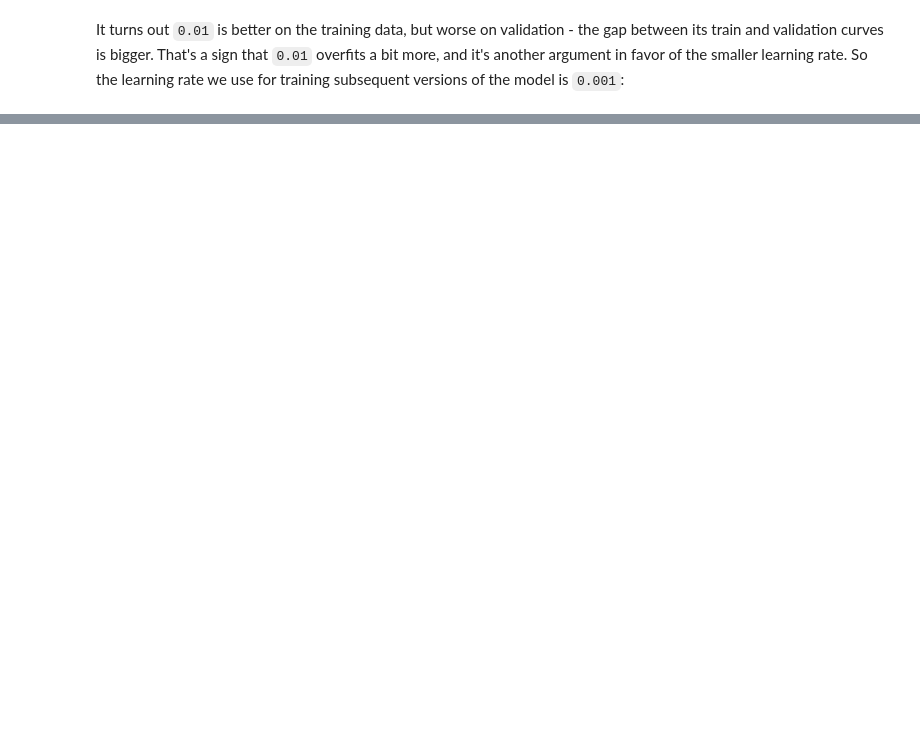
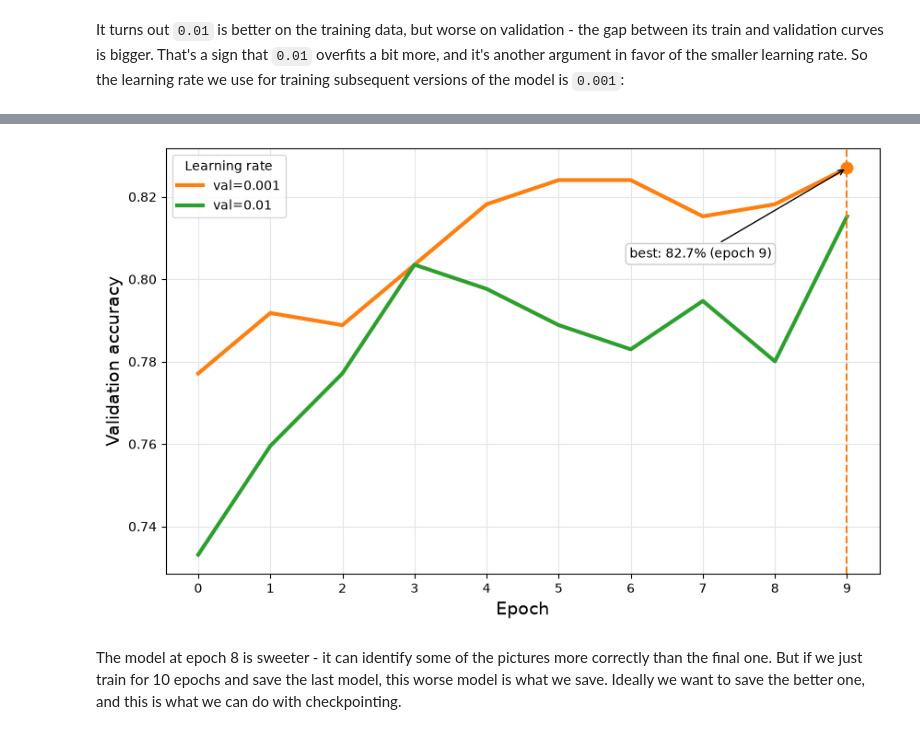
Before and after one commit to iofabela/ml-course-datatalksclub, a Jupyter notebook: lesson-08/notebook.ipynb, the cells around one changed output, grey strips where cells are left out. Saved outputs shown, nothing was run; the diff lists cells and outputs as text; code cells hidden in the pictures; blank space fills up the shorter version.

Commit message:
Update .gitignore to exclude virtual environment and model files. Modify execution counts and outputs in lesson 08 notebook for consistency and clarity.

```diff
--- a/lesson-08/notebook.ipynb
+++ b/lesson-08/notebook.ipynb
@@ -1585,15 +1573,18 @@ plt.legend()
 except one, where `0.01` just got lucky. Out of curiosity we can also
 plot the training accuracies of these two, with different labels:
 # %%
+plt.figure(figsize=(10, 6))
+
 for lr, hist in scores.items():
-    plt.plot(hist['accuracy'], label=('train=%s' % lr))
-    plt.plot(hist['val_accuracy'], label=('val=%s' % lr))
+    plt.plot(hist['accuracy'], linewidth=3, linestyle='--', color=colors[lr], label=f'train lr={lr}')
+    plt.plot(hist['val_accuracy'], linewidth=3, color=colors[lr], label=f'val lr={lr}')
 
-
-plt.grid(linestyle='-', linewidth=0.1)
 plt.xlabel('Epoch', fontsize=14)
 plt.ylabel('Accuracy', fontsize=14)
 plt.xticks(np.arange(10))
 plt.ylim(0.6, 1.02)
+plt.yticks(np.arange(0.6, 1.01, 0.05))
+plt.grid(color='#e1e5ee')
 plt.legend()
+plt.show()
 # %% [output]
@@ -1609,0 +1615,36 @@ learning_rate = 0.001
+# %%
+val_acc = scores[0.001]['val_accuracy']
+best_epoch = np.argmax(val_acc)
+best_acc = val_acc[best_epoch]
+
+plt.figure(figsize=(10, 6))
+
+for lr, hist in scores.items():
+    plt.plot(hist['val_accuracy'], linewidth=3, color=colors[lr], label=f'val={lr}')
+
+plt.axvline(best_epoch, color=colors[0.001], linestyle='--', linewidth=1.5)
+plt.scatter(best_epoch, best_acc, s=80, color=colors[0.001], zorder=3)
+plt.annotate(
+    f'best: {best_acc:.1%} (epoch {best_epoch})',
+    xy=(best_epoch, best_acc),
+    xytext=(-170, -70),
+    textcoords='offset points',
+    bbox=dict(boxstyle='round', facecolor='white', edgecolor='#cccccc'),
+    arrowprops=dict(arrowstyle='->')
+)
+
+
+plt.xlabel('Epoch', fontsize=14)
+plt.ylabel('Validation accuracy', fontsize=14)
+plt.xticks(np.arange(10))
+plt.grid(color='#e1e5ee')
+plt.legend(title='Learning rate', loc='upper left')
+plt.show()
+# %% [output]
+[figure, added]
+# %% [markdown]
+The model at epoch 8 is sweeter - it can identify some of the pictures
+more correctly than the final one. But if we just train for 10 epochs
+and save the last model, this worse model is what we save. Ideally we
+want to save the better one, and this is what we can do with
+checkpointing.
```
Also changed, not shown: parts of 36 cells of this notebook, 4 other files.
